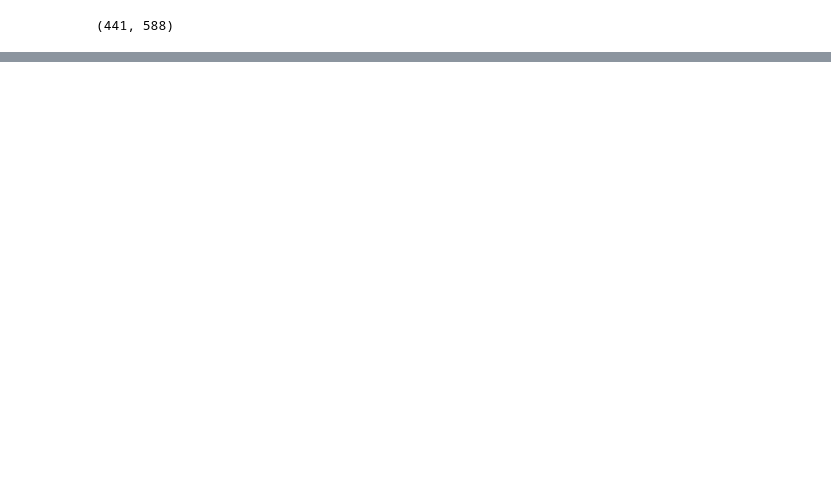
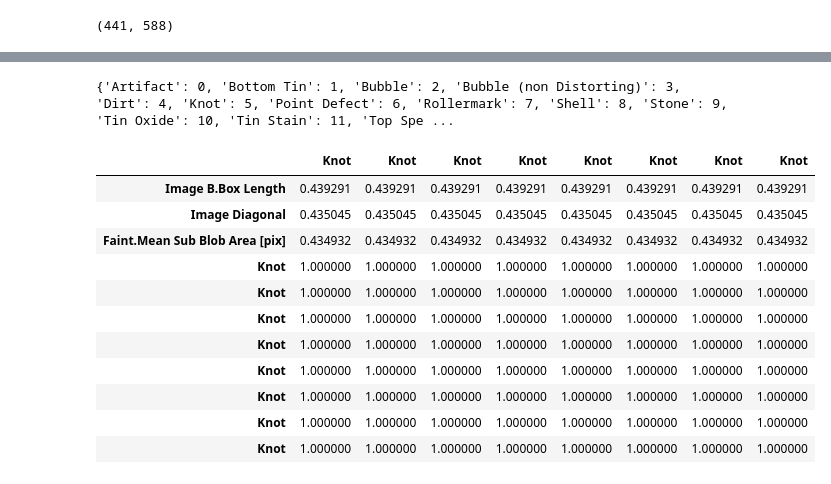
Before and after one commit to AristotelesTN/MBA, a Jupyter notebook: Untitled6.ipynb, the cells around one changed output, grey strips where cells are left out. Cells and saved outputs as stored; diff of their text form; code cells hidden in the pictures; blank space fills up the shorter version.

```diff
--- a/Untitled6.ipynb
+++ b/Untitled6.ipynb
@@ -134,0 +122,3 @@ KeyboardInterrupt: ignored
+# %%
+dummies = pd.get_dummies(df2['Type.1'])
+dummies.head()
@@ -134,0 +132,43 @@ KeyboardInterrupt: ignored
+# %%
+dict = dummies.to_dict(orient='records')
+# DictVectorizer
+from sklearn.feature_extraction import DictVectorizer
+# instantiate a Dictvectorizer object for X
+dv_X = DictVectorizer(sparse=False)
+# sparse = False makes the output is not a sparse matrix
+# apply dv_X on X_dict
+X_encoded = dv_X.fit_transform(dict)
+# show X_encoded
+X_encoded
+# vocabulary
+vocab = dv_X.vocabulary_
+# show vocab
+print(vocab)
+
+Y = df2['Type.1'].replace(vocab)
+# %% [output]
+{'Artifact': 0, 'Bottom Tin': 1, 'Bubble': 2, 'Bubble (non Distorting)': 3, 'Dirt': 4, 'Knot': 5, 'Point Defect': 6, 'Rollermark': 7, 'Shell': 8, 'Stone': 9, 'Tin Oxide': 10, 'Tin Stain': 11, 'Top Spe ...
+# %%
+df2 = pd.concat([df2,dummies],axis=1)
+df2 = pd.concat([df2,Y.rename('Type_Y')],axis=1)
+# %%
+cor = df2.corr()
+# %%
+#Correlation with output variable
+cor_target = abs(cor['Knot'])
+#Selecting highly correlated features
+relevant_features = cor_target[cor_target>0.4]
+relevant_features.dropna()
+# %% [output]
+|  | Knot | Knot | Knot | Knot | Knot | Knot | Knot | Knot |
+| Image B.Box Length | 0.439291 | 0.439291 | 0.439291 | 0.439291 | 0.439291 | 0.439291 | 0.439291 | 0.439291 |
+| Image Diagonal | 0.435045 | 0.435045 | 0.435045 | 0.435045 | 0.435045 | 0.435045 | 0.435045 | 0.435045 |
+| Faint.Mean Sub Blob Area [pix] | 0.434932 | 0.434932 | 0.434932 | 0.434932 | 0.434932 | 0.434932 | 0.434932 | 0.434932 |
+| Knot | 1.000000 | 1.000000 | 1.000000 | 1.000000 | 1.000000 | 1.000000 | 1.000000 | 1.000000 |
+| Knot | 1.000000 | 1.000000 | 1.000000 | 1.000000 | 1.000000 | 1.000000 | 1.000000 | 1.000000 |
+| Knot | 1.000000 | 1.000000 | 1.000000 | 1.000000 | 1.000000 | 1.000000 | 1.000000 | 1.000000 |
+| Knot | 1.000000 | 1.000000 | 1.000000 | 1.000000 | 1.000000 | 1.000000 | 1.000000 | 1.000000 |
+| Knot | 1.000000 | 1.000000 | 1.000000 | 1.000000 | 1.000000 | 1.000000 | 1.000000 | 1.000000 |
+| Knot | 1.000000 | 1.000000 | 1.000000 | 1.000000 | 1.000000 | 1.000000 | 1.000000 | 1.000000 |
+| Knot | 1.000000 | 1.000000 | 1.000000 | 1.000000 | 1.000000 | 1.000000 | 1.000000 | 1.000000 |
+| Knot | 1.000000 | 1.000000 | 1.000000 | 1.000000 | 1.000000 | 1.000000 | 1.000000 | 1.000000 |
```
Also changed, not shown: parts of 18 cells of this notebook.
